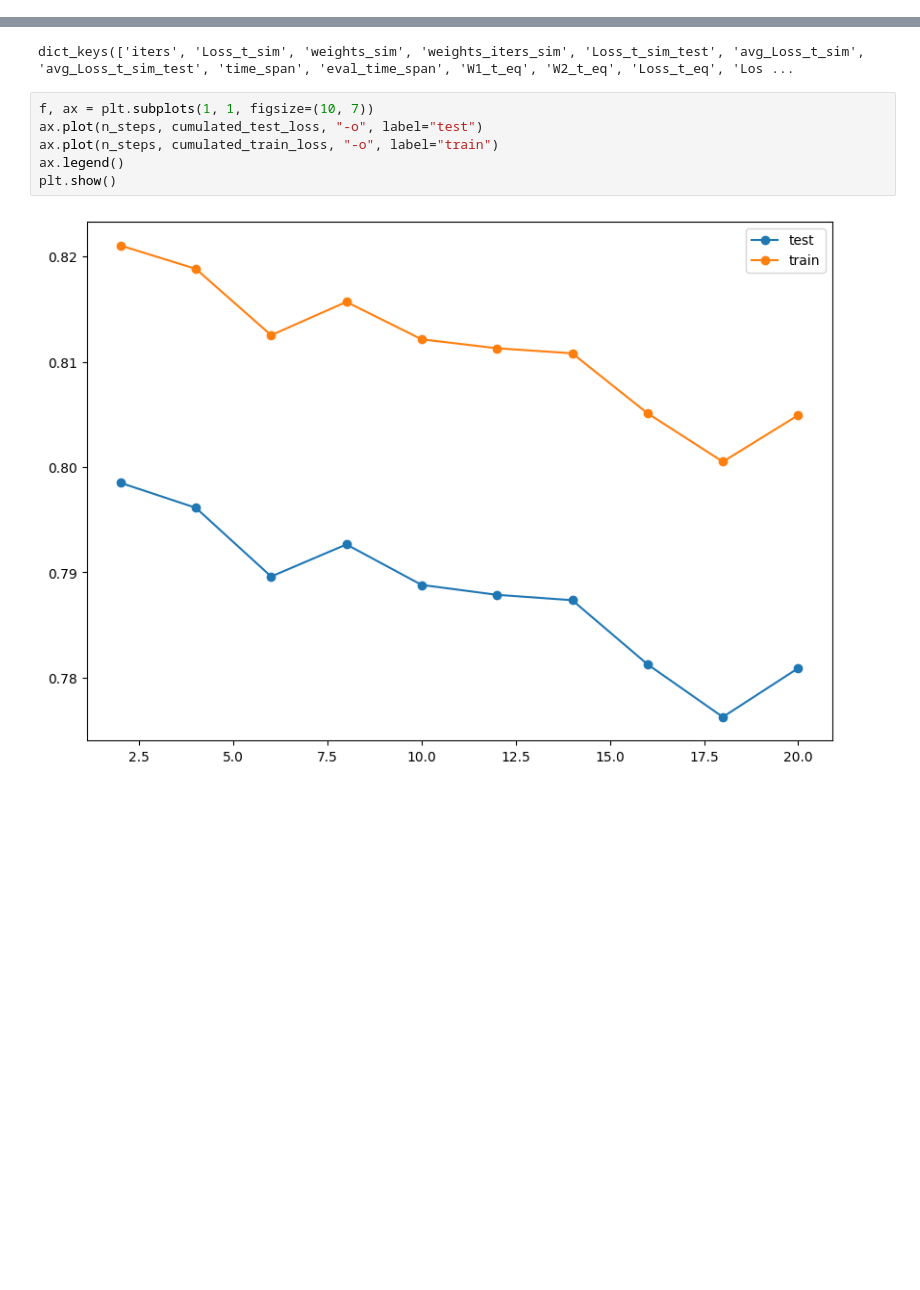
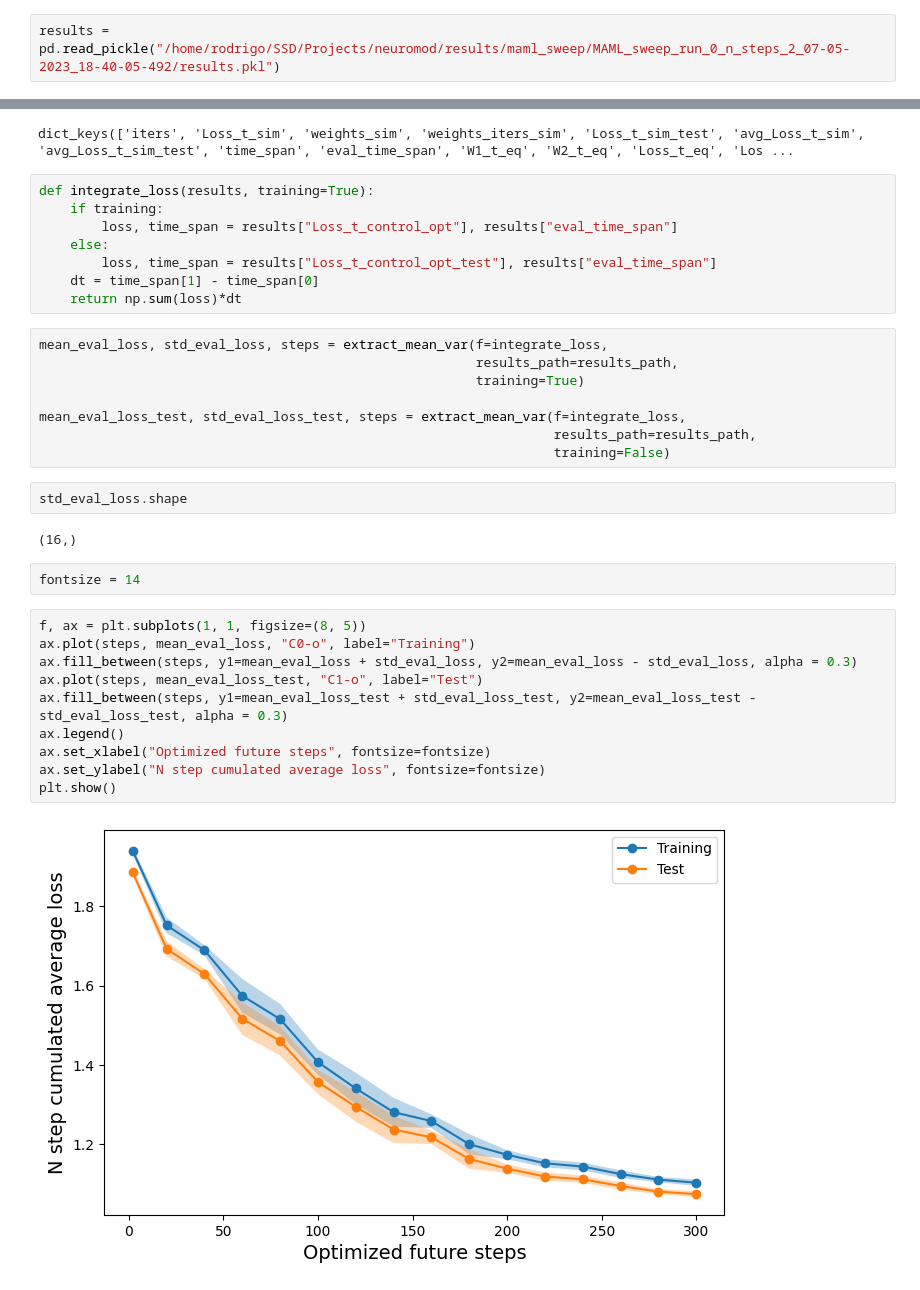
Before and after one commit to rodrigcd/neuromod, a Jupyter notebook: notebooks/MAML_experiments/maml_performance.ipynb, the cells around one changed output, grey strips where cells are left out. Drawn from its saved outputs; the diff is of its cells as text; blank space fills up the shorter version.

Commit message:
long maml sweep

```diff
--- a/notebooks/MAML_experiments/maml_performance.ipynb
+++ b/notebooks/MAML_experiments/maml_performance.ipynb
@@ -32,0 +37,2 @@ for steps in tqdm(n_steps):
+# %%
+results = pd.read_pickle("/home/rodrigo/SSD/Projects/neuromod/results/maml_sweep/MAML_sweep_run_0_n_steps_2_07-05-2023_18-40-05-492/results.pkl")
@@ -34,11 +44,37 @@ for steps in tqdm(n_steps):
 results.keys()
 # %% [output]
 dict_keys(['iters', 'Loss_t_sim', 'weights_sim', 'weights_iters_sim', 'Loss_t_sim_test', 'avg_Loss_t_sim', 'avg_Loss_t_sim_test', 'time_span', 'eval_time_span', 'W1_t_eq', 'W2_t_eq', 'Loss_t_eq', 'Los ...
-# %%
-f, ax = plt.subplots(1, 1, figsize=(10, 7))
-ax.plot(n_steps, cumulated_test_loss, "-o", label="test")
-ax.plot(n_steps, cumulated_train_loss, "-o", label="train")
-ax.legend()
-plt.show()
-# %% [output]
-[figure, removed]
+# %%
+def integrate_loss(results, training=True):
+    if training:
+        loss, time_span = results["Loss_t_control_opt"], results["eval_time_span"]
+    else:
+        loss, time_span = results["Loss_t_control_opt_test"], results["eval_time_span"]
+    dt = time_span[1] - time_span[0]
+    return np.sum(loss)*dt
+# %%
+mean_eval_loss, std_eval_loss, steps = extract_mean_var(f=integrate_loss,
+                                                        results_path=results_path,
+                                                        training=True)
+
+mean_eval_loss_test, std_eval_loss_test, steps = extract_mean_var(f=integrate_loss,
+                                                                  results_path=results_path,
+                                                                  training=False)
+# %%
+std_eval_loss.shape
+# %% [output]
+(16,)
+# %%
+fontsize = 14
+# %%
+f, ax = plt.subplots(1, 1, figsize=(8, 5))
+ax.plot(steps, mean_eval_loss, "C0-o", label="Training")
+ax.fill_between(steps, y1=mean_eval_loss + std_eval_loss, y2=mean_eval_loss - std_eval_loss, alpha = 0.3)
+ax.plot(steps, mean_eval_loss_test, "C1-o", label="Test")
+ax.fill_between(steps, y1=mean_eval_loss_test + std_eval_loss_test, y2=mean_eval_loss_test - std_eval_loss_test, alpha = 0.3)
+ax.legend()
+ax.set_xlabel("Optimized future steps", fontsize=fontsize)
+ax.set_ylabel("N step cumulated average loss", fontsize=fontsize)
+plt.show()
+# %% [output]
+[figure, added]
```
Also changed, not shown: parts of 17 cells of this notebook, 7 other files.
